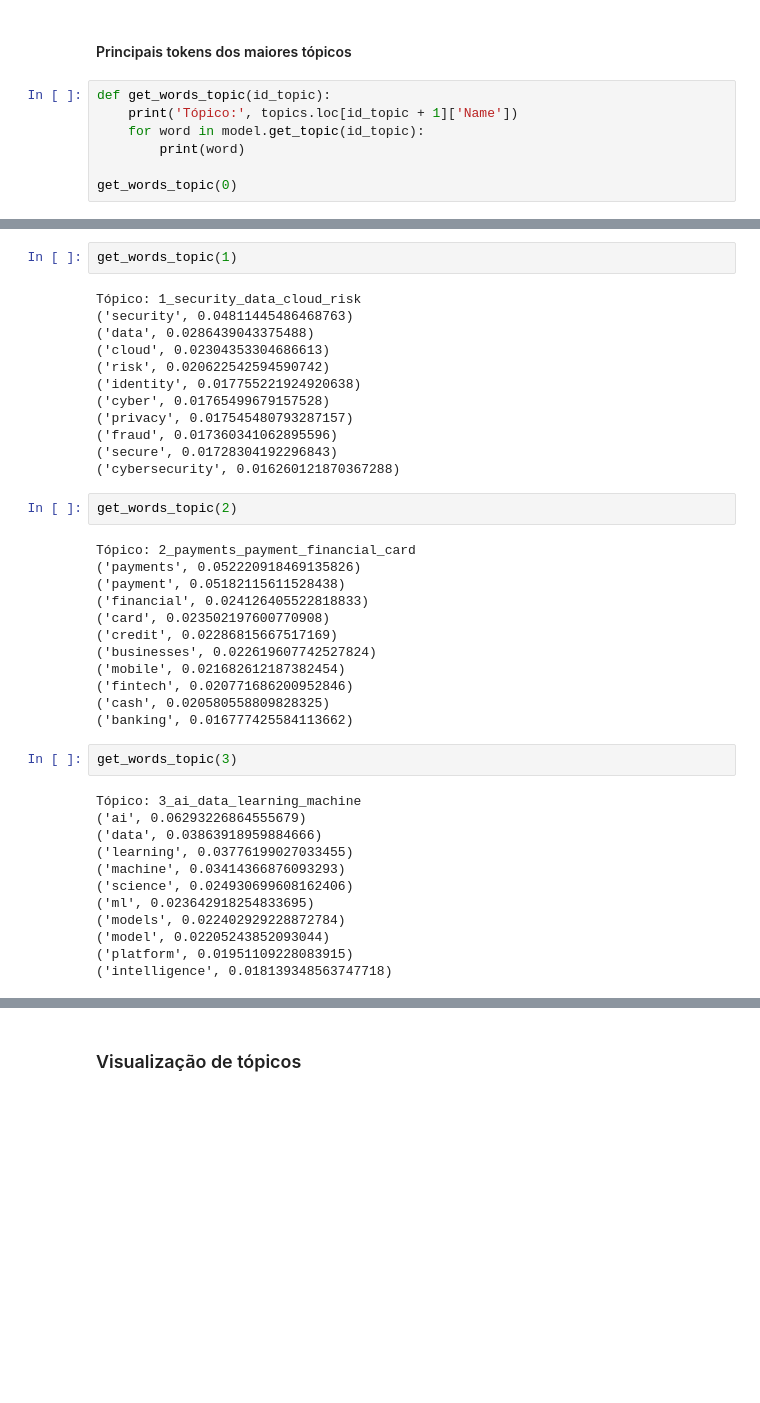
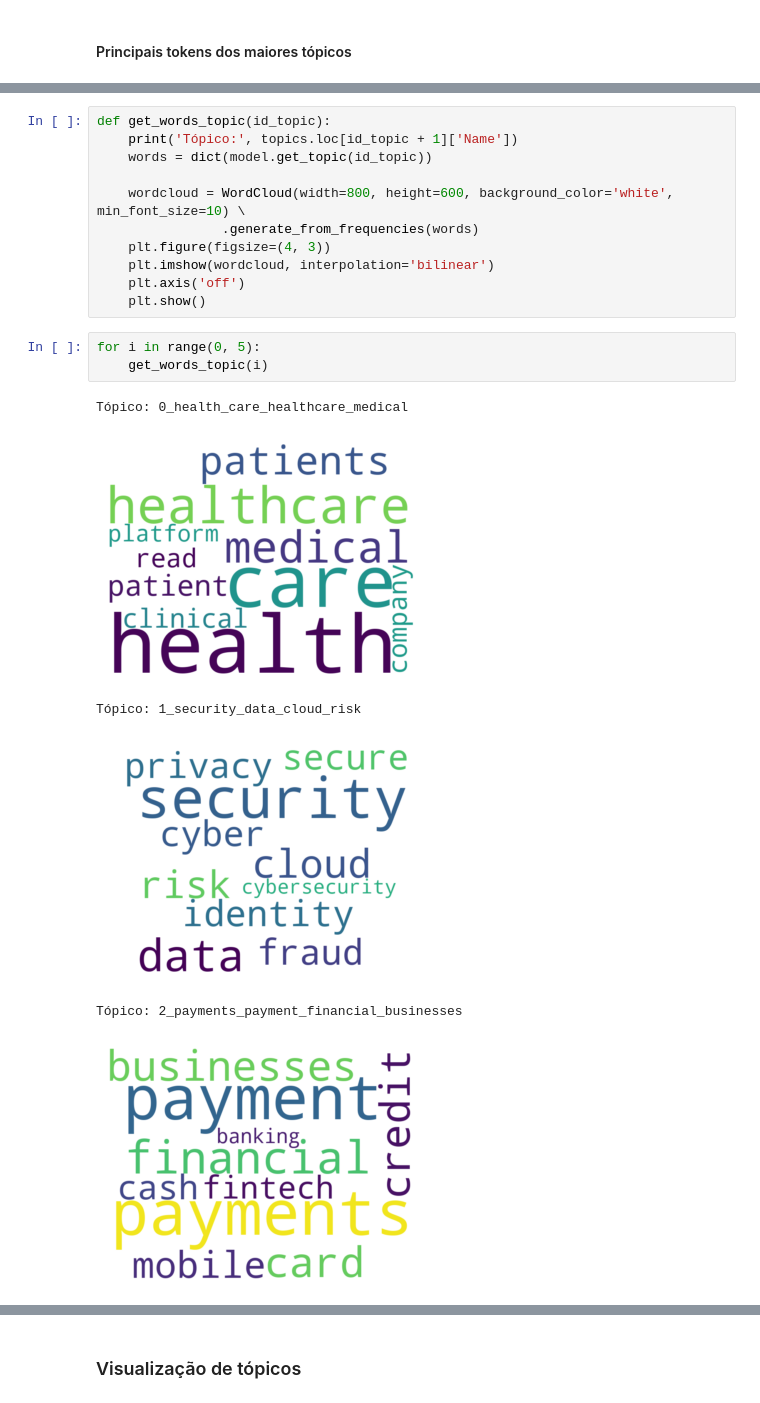
Before and after one commit to andreyvro/nlp_eda, a Jupyter notebook: 03_topic_modeling_bert.ipynb, the cells around one changed output, grey strips where cells are left out. Cells and saved outputs as stored; diff of their text form; blank space fills up the shorter version.

```diff
--- a/03_topic_modeling_bert.ipynb
+++ b/03_topic_modeling_bert.ipynb
@@ -63,9 +65,2 @@ topics
 # %% [markdown]
 #### Principais tokens dos maiores tópicos
-# %%
-def get_words_topic(id_topic):
-    print('Tópico:', topics.loc[id_topic + 1]['Name'])
-    for word in model.get_topic(id_topic):
-        print(word)
-
-get_words_topic(0)
@@ -84,42 +67,21 @@ Tópico: 0_health_care_healthcare_medical
-# %%
-get_words_topic(1)
-# %% [output]
-Tópico: 1_security_data_cloud_risk
-('security', 0.04811445486468763)
-('data', 0.0286439043375488)
-('cloud', 0.02304353304686613)
-('risk', 0.020622542594590742)
-('identity', 0.017755221924920638)
-('cyber', 0.01765499679157528)
-('privacy', 0.017545480793287157)
-('fraud', 0.017360341062895596)
-('secure', 0.01728304192296843)
-('cybersecurity', 0.016260121870367288)
-# %%
-get_words_topic(2)
-# %% [output]
-Tópico: 2_payments_payment_financial_card
-('payments', 0.052220918469135826)
-('payment', 0.05182115611528438)
-('financial', 0.024126405522818833)
-('card', 0.023502197600770908)
-('credit', 0.02286815667517169)
-('businesses', 0.022619607742527824)
-('mobile', 0.021682612187382454)
-('fintech', 0.020771686200952846)
-('cash', 0.020580558809828325)
-('banking', 0.016777425584113662)
-# %%
-get_words_topic(3)
-# %% [output]
-Tópico: 3_ai_data_learning_machine
-('ai', 0.06293226864555679)
-('data', 0.03863918959884666)
-('learning', 0.03776199027033455)
-('machine', 0.03414366876093293)
-('science', 0.024930699608162406)
-('ml', 0.023642918254833695)
-('models', 0.022402929228872784)
-('model', 0.02205243852093044)
-('platform', 0.01951109228083915)
-('intelligence', 0.018139348563747718)
+# %%
+def get_words_topic(id_topic):
+    print('Tópico:', topics.loc[id_topic + 1]['Name'])
+    words = dict(model.get_topic(id_topic))
+
+    wordcloud = WordCloud(width=800, height=600, background_color='white', min_font_size=10) \
+                .generate_from_frequencies(words)
+    plt.figure(figsize=(4, 3))
+    plt.imshow(wordcloud, interpolation='bilinear')
+    plt.axis('off')
+    plt.show()
+# %%
+for i in range(0, 5):
+    get_words_topic(i)
+# %% [output]
+Tópico: 0_health_care_healthcare_medical
+[figure, added]
+Tópico: 1_security_data_cloud_risk
+[figure, added]
+Tópico: 2_payments_payment_financial_businesses
+[figure, added]
```
Also changed, not shown: parts of 9 cells of this notebook, 3 other files.
